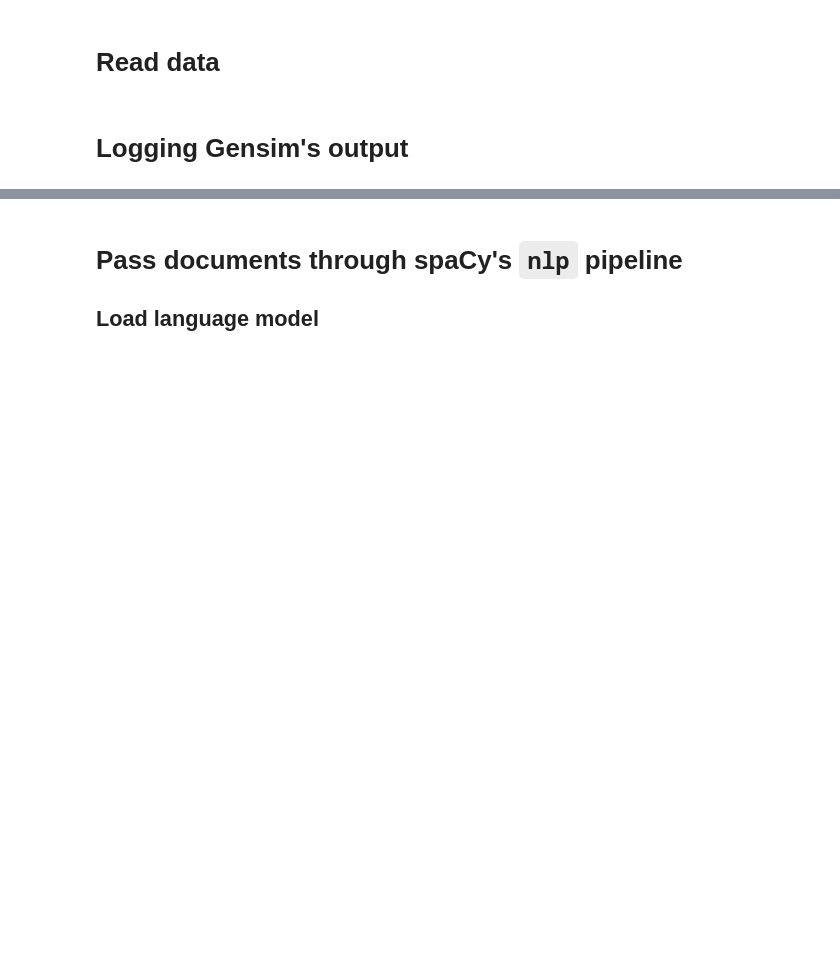
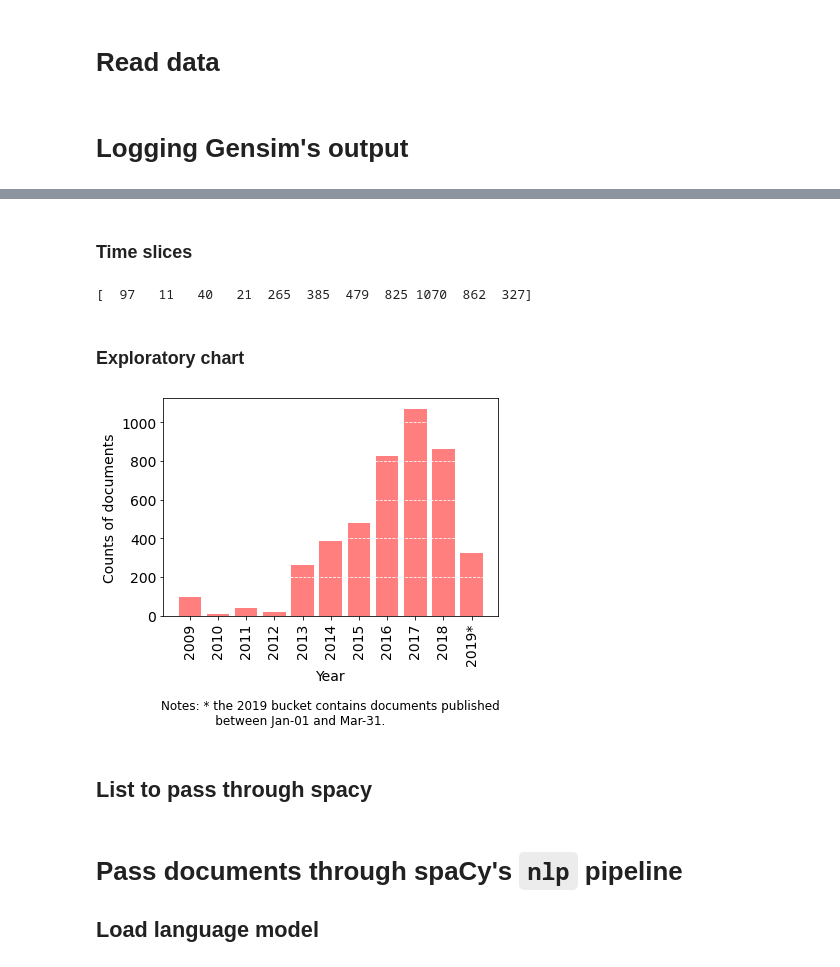
Before and after one commit to simoneSantoni/brokerage-firms, a Jupyter notebook: analysis/topic_modeling/_0.ipynb, the cells around one changed output, grey strips where cells are left out. Cells and saved outputs as stored; diff of their text form; code cells hidden in the pictures; blank space fills up the shorter version.

```diff
--- a/analysis/topic_modeling/_0.ipynb
+++ b/analysis/topic_modeling/_0.ipynb
@@ -60,3 +63,5 @@ LINE = ''.join(['\n', 79 * '-', '\n'])
+# %%
+plt.style.use('seaborn-bright')
 # %% [markdown]
 ## Basic info about the notebook/session
 # %%
@@ -118,0 +120,56 @@ Number of articles: 1156 | Other items (e.g., editorial notes): 145
+# %%
+# order data by year of publication
+DF.sort_values('year', inplace=True)
+
+# get stacks by year
+DATA = DF.groupby('year').size()
+# %% [markdown]
+### Time slices
+# %%
+TIME_SLICES = DATA.values
+print(TIME_SLICES)
+# %% [output]
+[  97   11   40   21  265  385  479  825 1070  862  327]
+# %% [markdown]
+### Exploratory chart
+# %%
+# data series
+X = DATA.index
+Y = TIME_SLICES
+
+# labels
+X_LABELS = ['%s' % i for i in X if i < 2019] + ['2019*']
+Y_LABELS = ['%s' % i for i in np.arange(0, 1400, 200)]
+# %%
+# create figure
+PLT = plt.figure(figsize=(6, 4))
+
+# populate figure with a plot
+AX = PLT.add_subplot(1, 1, 1)
+
+
+
+# plot data
+AX.bar(X, Y, color='r', alpha=0.5)
+
+# axis properties
+AX.set_xticks(X)
+AX.set_xticklabels(X_LABELS, fontsize=14, rotation='vertical')
+AX.set_xlabel('Year', fontsize=14)
+AX.set_yticklabels(Y_LABELS, fontsize=14)
+AX.set_ylabel('Counts of documents', fontsize=14)
+
+# annotation
+NOTES = """Notes: * the 2019 bucket contains documents published
+              between Jan-01 and Mar-31."""
+PLT.text(0.12, -0.25, NOTES, fontsize=12)
+
+# grid
+AX.grid(True, ls='--', axis='y', color='white')
+
+# show plot
+PLT.show()
+# %% [output]
+[figure, added]
+# %% [markdown]
+## List to pass through spacy
```
Also changed, not shown: parts of 66 cells of this notebook, 8 other files.
